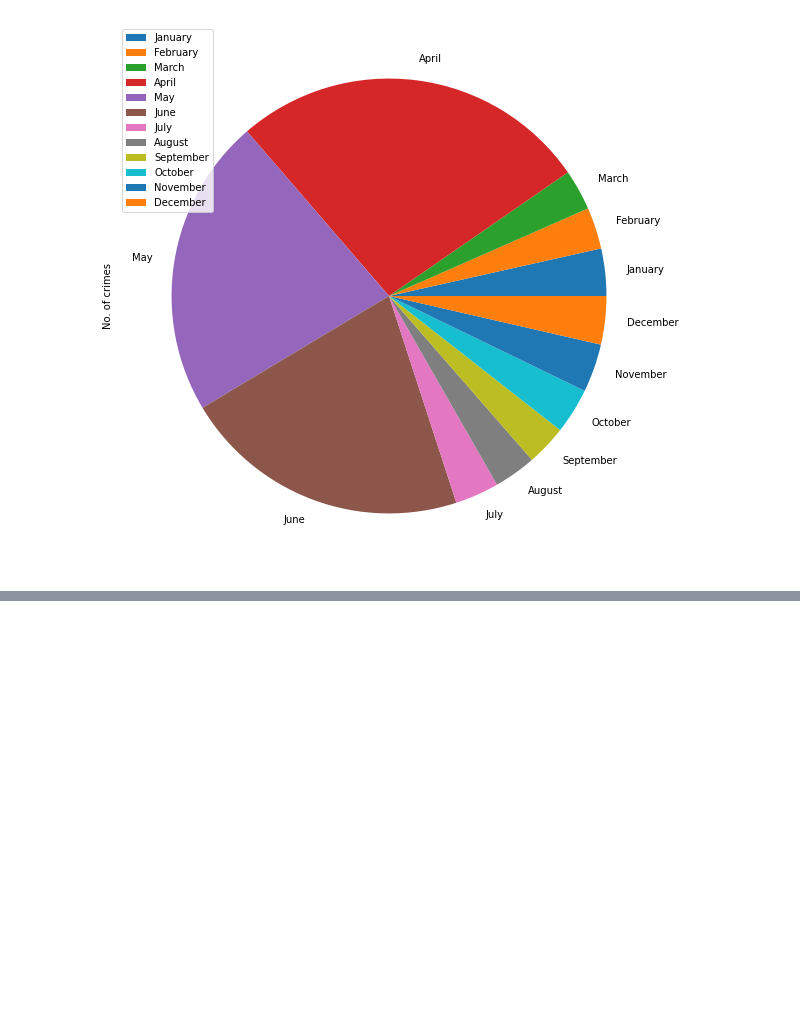
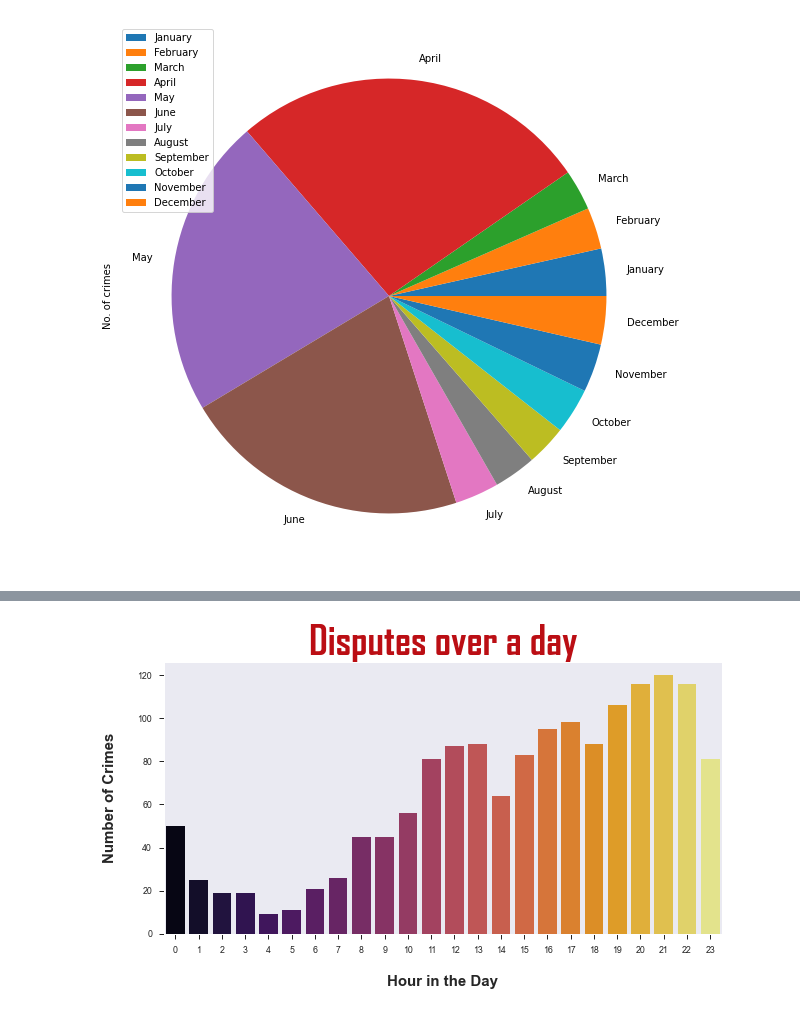
Before and after one commit to PsyCharan17/Crime-Analysis, a Jupyter notebook: MiniProject2.ipynb, the cells around one changed output, grey strips where cells are left out. Drawn from its saved outputs; the diff is of its cells as text; code cells hidden in the pictures; blank space fills up the shorter version.

Commit message:
Add files via upload
One more graph coz why not

```diff
--- a/MiniProject2.ipynb
+++ b/MiniProject2.ipynb
@@ -462,0 +463,13 @@ plt.show()
+# %%
+dispute_df = x3[x3['Event Type']=='Dispute']
+hours = [int(x) for x in list(dispute_df['Hour_Day'].unique())]
+hours = sorted(hours)
+dis = list(dispute_df['Hour_Day'].value_counts().sort_index())
+fig, ax = plt.subplots(figsize=(10, 5))
+sns.barplot(x=hours, y=dis, palette='inferno')
+plt.title("Disputes over a day", fontdict={'fontsize': 40, 'color': '#bb0e14','fontname':'Agency FB'}, weight="bold")
+plt.xlabel("\nHour in the Day", fontdict={'fontsize': 15}, weight='bold')
+plt.ylabel("Number of Crimes\n", fontdict={'fontsize': 15}, weight="bold")
+plt.show()
+# %% [output]
+[figure, added]
```
Also changed, not shown: parts of 13 cells of this notebook.
